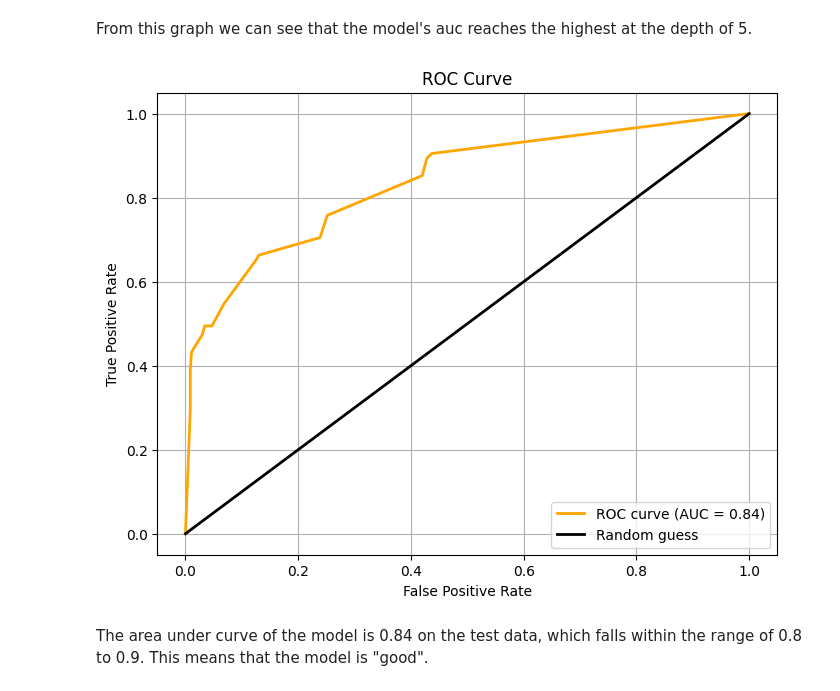
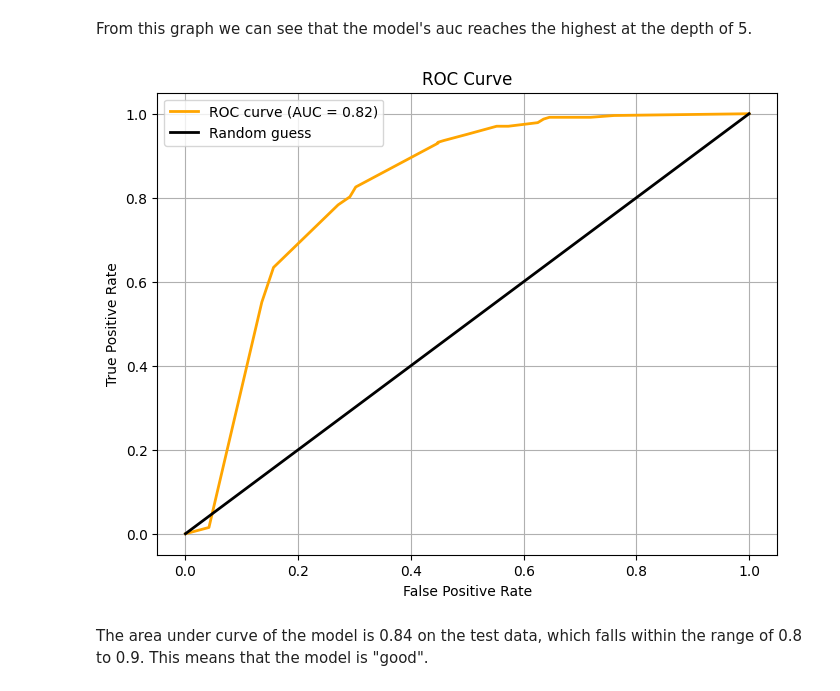
Before and after one commit to dylanlidailin/DS-3021, a Jupyter notebook: 08_DT_Class/DT_Class_Lab.ipynb, the cells around one changed output. Cells and saved outputs as stored; diff of their text form; code cells hidden in the pictures.

```diff
--- a/08_DT_Class/DT_Class_Lab.ipynb
+++ b/08_DT_Class/DT_Class_Lab.ipynb
@@ -79,10 +80,11 @@ movie_metadata['imdb_score']=movie_metadata['imdb_score'].astype('float64')
 # %%
 # Categorize imdb_score into three classes
 movie_metadata["imdb_score"] = movie_metadata["imdb_score"].apply(
-    lambda x: "high" if x >= 7.5 else "average" if x >= 5.0 else "low"
+    lambda x: "high" if x >= 7.5 else "low"
 )
 
+#print(movie_metadata["imdb_score"].value_counts())
 
 movie_metadata["imdb_score"] = OrdinalEncoder().fit_transform(movie_metadata[['imdb_score']])
 
-print(movie_metadata["imdb_score"].value_counts())
+#print(movie_metadata["imdb_score"].value_counts())
@@ -255,3 +222,0 @@ memory usage: 649.2+ KB
-# %%
-cat = movie_metadata.select_dtypes(include=['object']).columns.tolist()
-movie_metadata[cat] = movie_metadata[cat].astype('category')
@@ -278,22 +222,0 @@ None
-# %%
-#create a function for the one-hot encoding method
-
-def one_hot_encoding(df,column):
-    column_encoded = encoder.fit_transform(df[[column]])
-    column_1h = pd.DataFrame(
-        column_encoded,
-        columns=encoder.get_feature_names_out([column]),
-        index=df.index
-    )
-    df = pd.concat([df.drop(columns=[column]), column_1h], axis=1)
-    return df
-
-movie_metadata = one_hot_encoding(movie_metadata,'color')
-movie_metadata = one_hot_encoding(movie_metadata,'language')
-movie_metadata = one_hot_encoding(movie_metadata,'content_rating')
-movie_metadata = one_hot_encoding(movie_metadata,'country')
-movie_metadata = one_hot_encoding(movie_metadata,'actor_1_name')
-movie_metadata = one_hot_encoding(movie_metadata,'director_name')
-movie_metadata = one_hot_encoding(movie_metadata,'title_year')
-movie_metadata = one_hot_encoding(movie_metadata,'language')
-movie_metadata = one_hot_encoding(movie_metadata,'color')
@@ -318,8 +239,8 @@ This number means that the possibility of predicting a movie with a high imdb sc
 # %% [markdown]
 ## 6 Split your data into test, tune, and train. (80/10/10)
 # %%
-X= movie_metadata.drop(columns=['imdb_score_high','imdb_score_average','imdb_score_low'])
-y= movie_metadata['imdb_score_high']
+X= movie_metadata.drop(columns=['imdb_score'])
+y= movie_metadata['imdb_score']
 # %%
 from sklearn.model_selection import train_test_split
 X_train, X_test, y_train, y_test = train_test_split(X, y, train_size=0.70, stratify= y, random_state=21)
@@ -425,25 +380,26 @@ print(plt.plot(final_model.depth,final_model.auc))
 # %% [markdown]
 From this graph we can see that the model's auc reaches the highest at the depth of 5.
 # %%
-# Get predicted probabilities for the positive class (high)
+from sklearn.metrics import roc_curve, auc
+# Get predicted probabilities for the positive class
 y_probs = model.predict_proba(X_test)[:, 1]
 
 # Compute ROC curve and AUC
 fpr, tpr, thresholds = roc_curve(y_test, y_probs)
-roc_auc = auc(fpr, tpr)
+roc_auc_score = auc(fpr, tpr)
 
 # Plot the ROC curve
 plt.figure(figsize=(8, 6))
-plt.plot(fpr, tpr, color='orange', lw=2, label=f'ROC curve (AUC = {roc_auc:.2f})')
+plt.plot(fpr, tpr, color='orange', lw=2, label=f'ROC curve (AUC = {roc_auc_score:.2f})')
 plt.plot([0, 1], [0, 1], color='black', lw=2, linestyle='-', label='Random guess')
 plt.xlabel('False Positive Rate')
 plt.ylabel('True Positive Rate')
 plt.title('ROC Curve')
-plt.legend(loc='lower right')
+plt.legend()
 plt.grid(True)
 plt.show()
 # %% [output]
-[figure, old version]
+[figure, new version]
 # %% [markdown]
 The area under curve of the model is 0.84 on the test data, which falls within the range of 0.8 to 0.9. This means that the model is "good".
 # %% [markdown]
```
Also changed, not shown: parts of 56 cells of this notebook.
